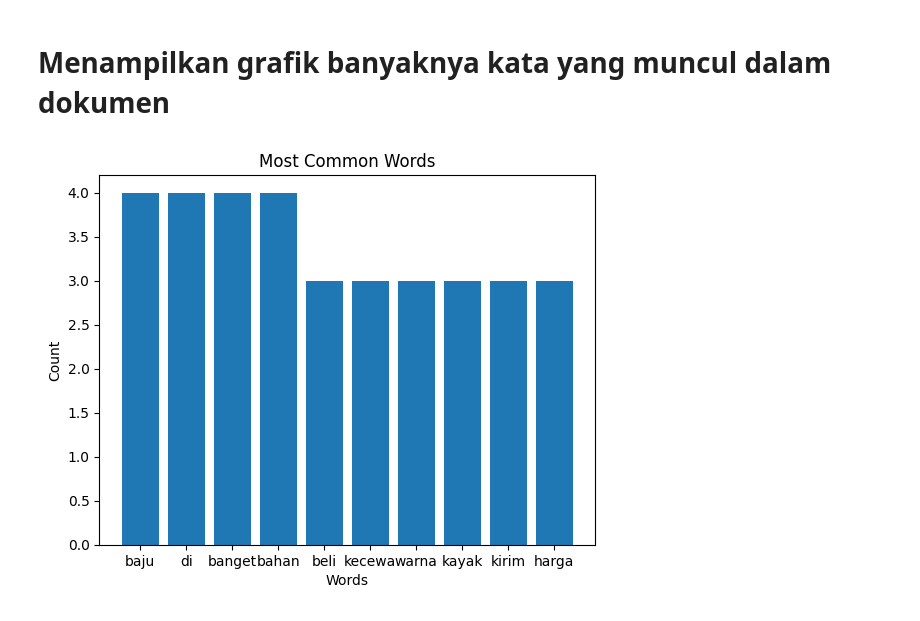
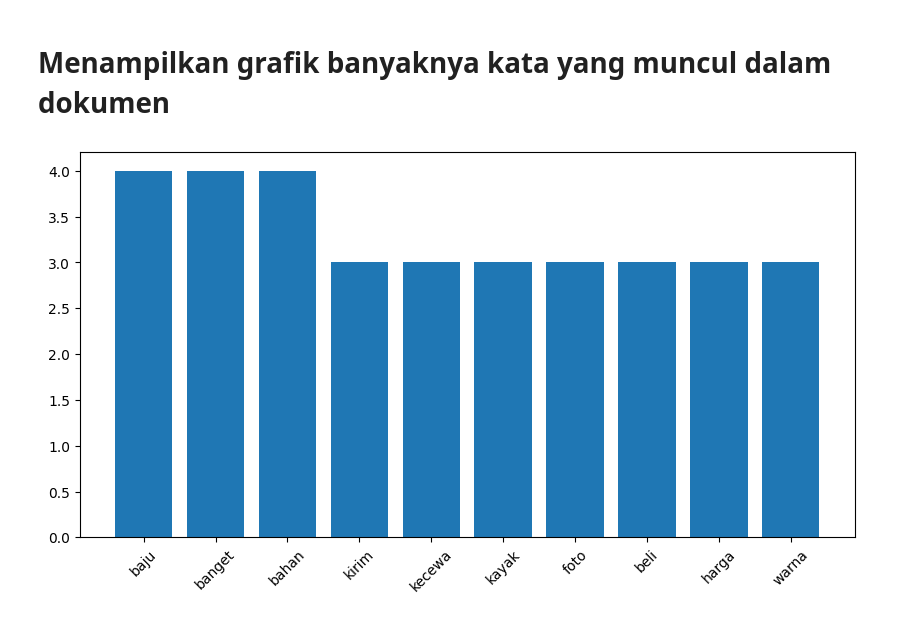
Before and after one commit to imkzuma/Introduction-to-multimedia-data-processing, a Jupyter notebook: tugas1/main.ipynb, the cells around one changed output. Drawn from its saved outputs; the diff is of its cells as text; code cells hidden in the pictures.

```diff
--- a/tugas1/main.ipynb
+++ b/tugas1/main.ipynb
@@ -342,15 +379,2 @@ AttributeError: 'list' object has no attribute 'lower'
 # %% [markdown]
 # Membuat fungsi untuk menghitung banyaknya kata yang muncul dalam dokumen
-# %%
-# tampilkan kata yang paling sering muncul
-def most_common_words(text):
-    from collections import Counter
-
-    words = list()
-    for i in text:
-        for j in i.split():
-            words.append(j)
-
-    return Counter(words).most_common(10)
-
-common_words = most_common_words(stem)
@@ -357,23 +412,14 @@ common_words = most_common_words(stem)
 # %% [markdown]
 # Menampilkan grafik banyaknya kata yang muncul dalam dokumen
-# %%
-from matplotlib import pyplot as plt
-
-def plot_common_words(common_words):
-    # plot kata yang paling sering muncul
-    words = list()
-    count = list()
-    for i in common_words:
-        words.append(i[0])
-        count.append(i[1])
-
-    plt.bar(words, count)
-    plt.title('Most Common Words')
-    plt.xlabel('Words')
-    plt.ylabel('Count')
-
-    plt.show()
-
-plot_common_words(common_words)
-# %% [output]
-[figure, removed]
+# %%
+from matplotlib import pyplot as plt
+
+def plot_common_words(common_words):
+    plt.figure(figsize=(10, 5))
+    plt.bar(common_words['Kata'], common_words['Jumlah'])
+    plt.xticks(rotation=45)
+    plt.show()
+
+plot_common_words(comm_word)
+# %% [output]
+[figure, added]
```
Also changed, not shown: parts of 6 cells of this notebook.
